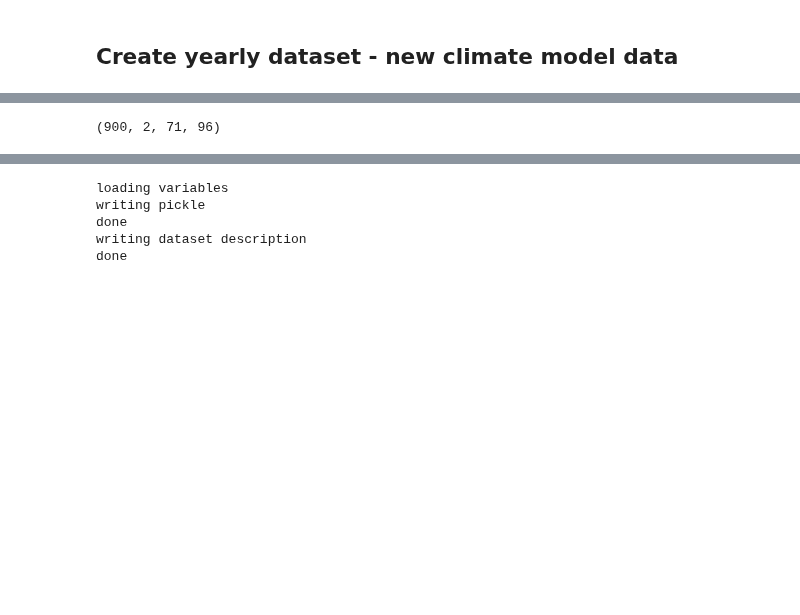
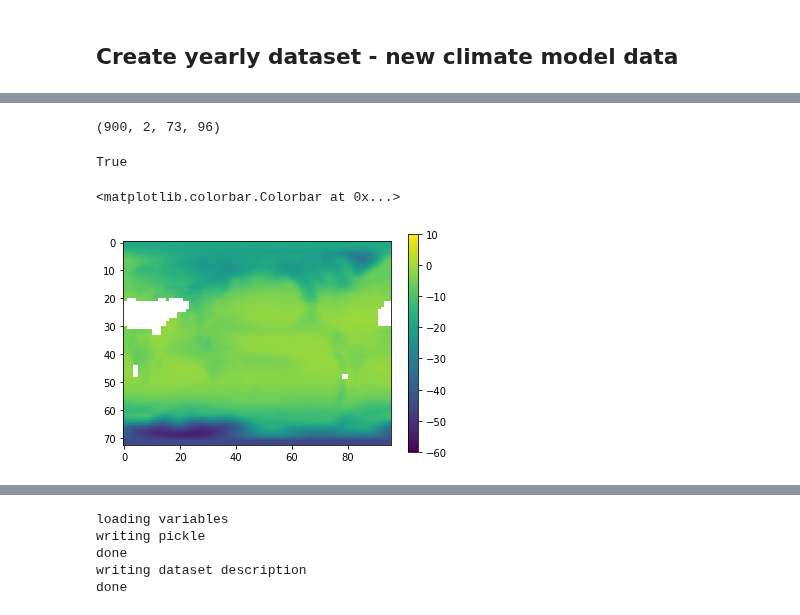
Before and after one commit to jonathanwider/isoEm, a Jupyter notebook: Test_datasetpy.ipynb, the cells around one changed output, grey strips where cells are left out. Cells and saved outputs as stored; diff of their text form; code cells hidden in the pictures; blank space fills up the shorter version.

```diff
--- a/Test_datasetpy.ipynb
+++ b/Test_datasetpy.ipynb
@@ -164,9 +188,25 @@ done
 # %%
 import gzip
 import pickle
-with gzip.open("Output/dset_0x4e84a9c3234fde02/dataset.gz", 'r') as f:
+with gzip.open("Output/dset_0x71bc56597708c9bc/dataset.gz", 'r') as f:
     a = pickle.load(f)
 
 a["train"]["predictors"].shape
 # %% [output]
-(900, 2, 71, 96)
+(900, 2, 73, 96)
+# %%
+(np.isnan(a["train"]["targets"])).any()
+# %% [output]
+True
+# %%
+import netCDF4 as nc
+b = nc.Dataset("Datasets/ECHAM5/Original/isotopes_yearly.nc")
+i = b.variables["d18O"]
+# %%
+d = i[:].data
+d[i[:].mask] = np.nan
+plt.imshow(np.mean(d,axis=(0,1)),vmin=-60,vmax=10)
+plt.colorbar()
+# %% [output]
+<matplotlib.colorbar.Colorbar at 0x...>
+[figure, added]
```
Also changed, not shown: parts of 12 cells of this notebook, 3 other files.
